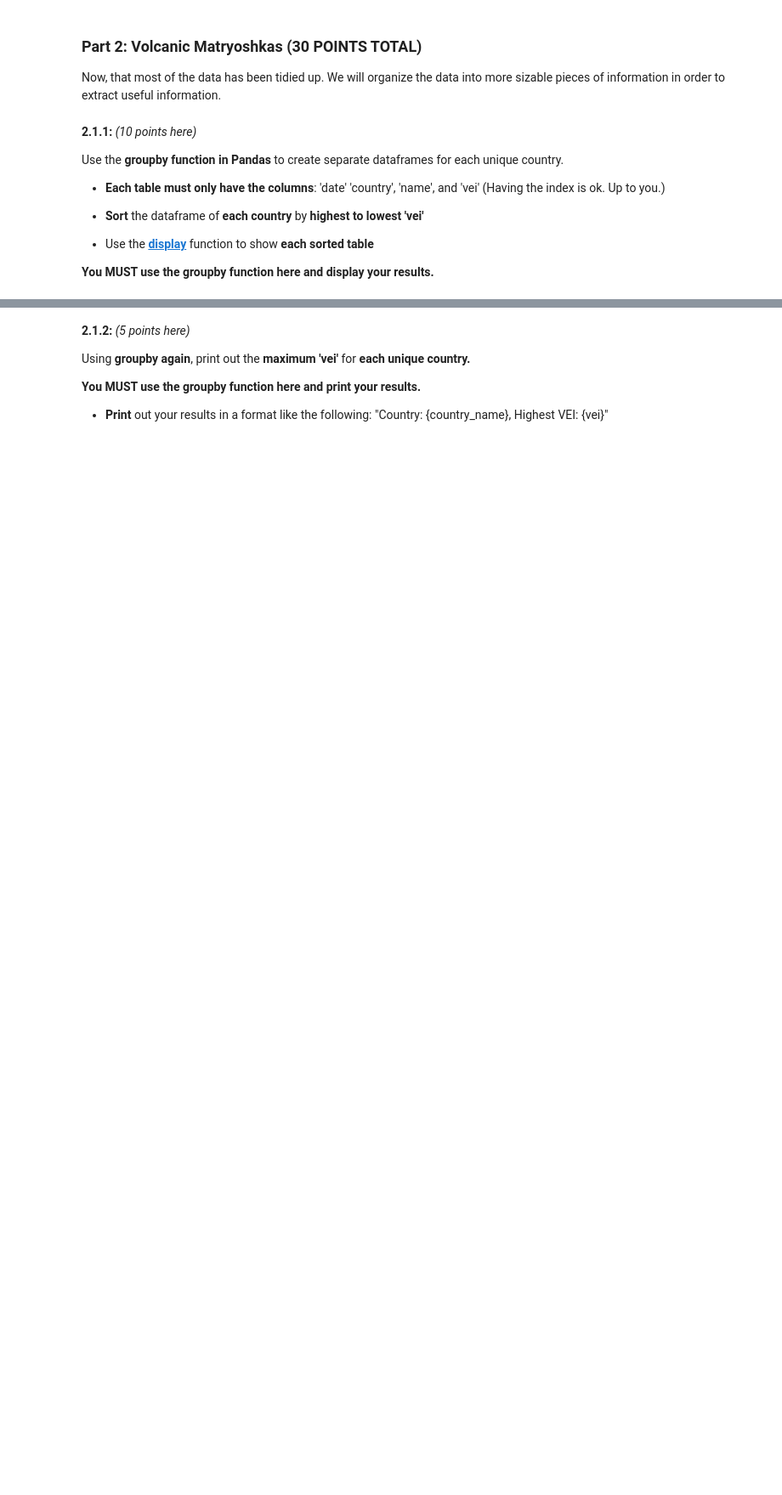
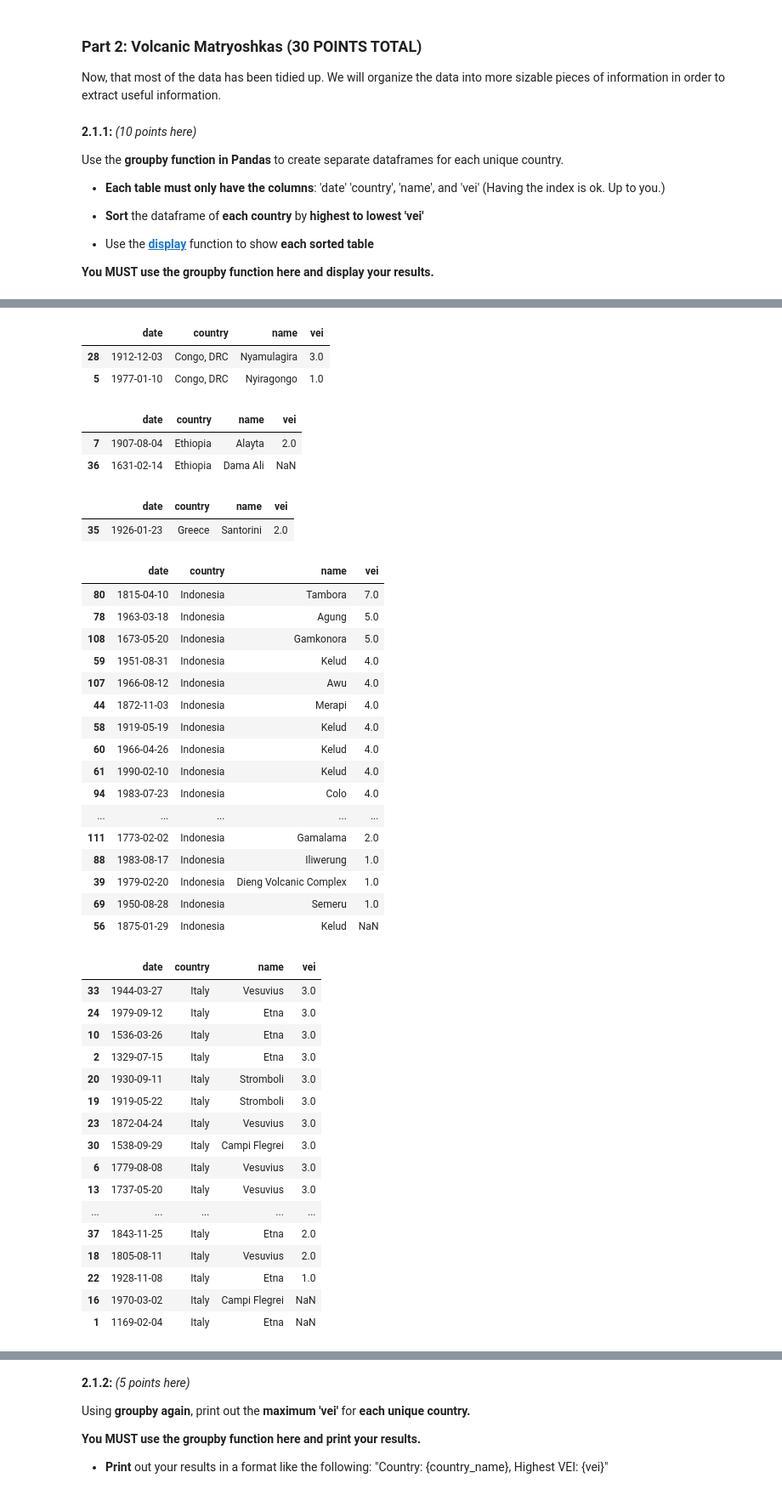
Before and after one commit to lukeadjei/CMSC320_HW1_sec0201_Git, a Jupyter notebook: HW1 - Pandas and SQL selection (Part 1 of HW1)/CMSC320_HW1_Fall2026.ipynb, the cells around one changed output, grey strips where cells are left out. Shown at 85% size. Drawn from its saved outputs; the diff is of its cells as text; code cells hidden in the pictures; blank space fills up the shorter version.

```diff
--- a/HW1 - Pandas and SQL selection (Part 1 of HW1)/CMSC320_HW1_Fall2026.ipynb
+++ b/HW1 - Pandas and SQL selection (Part 1 of HW1)/CMSC320_HW1_Fall2026.ipynb
@@ -187,0 +201,5 @@ from IPython.display import display
+# %%
+from IPython.display import display
+for country, group in new_df[["date", "country", "name", "vei"]].groupby("country"):
+    display(group.sort_values("vei", ascending=False))
+# %% [output]
@@ -187,0 +210,42 @@ from IPython.display import display
+|  | date | country | name | vei |
+| 28 | 1912-12-03 | Congo, DRC | Nyamulagira | 3.0 |
+| 5 | 1977-01-10 | Congo, DRC | Nyiragongo | 1.0 |
+|  | date | country | name | vei |
+| 7 | 1907-08-04 | Ethiopia | Alayta | 2.0 |
+| 36 | 1631-02-14 | Ethiopia | Dama Ali | NaN |
+|  | date | country | name | vei |
+| 35 | 1926-01-23 | Greece | Santorini | 2.0 |
+|  | date | country | name | vei |
+| 80 | 1815-04-10 | Indonesia | Tambora | 7.0 |
+| 78 | 1963-03-18 | Indonesia | Agung | 5.0 |
+| 108 | 1673-05-20 | Indonesia | Gamkonora | 5.0 |
+| 59 | 1951-08-31 | Indonesia | Kelud | 4.0 |
+| 107 | 1966-08-12 | Indonesia | Awu | 4.0 |
+| 44 | 1872-11-03 | Indonesia | Merapi | 4.0 |
+| 58 | 1919-05-19 | Indonesia | Kelud | 4.0 |
+| 60 | 1966-04-26 | Indonesia | Kelud | 4.0 |
+| 61 | 1990-02-10 | Indonesia | Kelud | 4.0 |
+| 94 | 1983-07-23 | Indonesia | Colo | 4.0 |
+| ... | ... | ... | ... | ... |
+| 111 | 1773-02-02 | Indonesia | Gamalama | 2.0 |
+| 88 | 1983-08-17 | Indonesia | Iliwerung | 1.0 |
+| 39 | 1979-02-20 | Indonesia | Dieng Volcanic Complex | 1.0 |
+| 69 | 1950-08-28 | Indonesia | Semeru | 1.0 |
+| 56 | 1875-01-29 | Indonesia | Kelud | NaN |
+|  | date | country | name | vei |
+| 33 | 1944-03-27 | Italy | Vesuvius | 3.0 |
+| 24 | 1979-09-12 | Italy | Etna | 3.0 |
+| 10 | 1536-03-26 | Italy | Etna | 3.0 |
+| 2 | 1329-07-15 | Italy | Etna | 3.0 |
+| 20 | 1930-09-11 | Italy | Stromboli | 3.0 |
+| 19 | 1919-05-22 | Italy | Stromboli | 3.0 |
+| 23 | 1872-04-24 | Italy | Vesuvius | 3.0 |
+| 30 | 1538-09-29 | Italy | Campi Flegrei | 3.0 |
+| 6 | 1779-08-08 | Italy | Vesuvius | 3.0 |
+| 13 | 1737-05-20 | Italy | Vesuvius | 3.0 |
+| ... | ... | ... | ... | ... |
+| 37 | 1843-11-25 | Italy | Etna | 2.0 |
+| 18 | 1805-08-11 | Italy | Vesuvius | 2.0 |
+| 22 | 1928-11-08 | Italy | Etna | 1.0 |
+| 16 | 1970-03-02 | Italy | Campi Flegrei | NaN |
+| 1 | 1169-02-04 | Italy | Etna | NaN |
```
Also changed, not shown: parts of 15 cells of this notebook, 1 other file.
